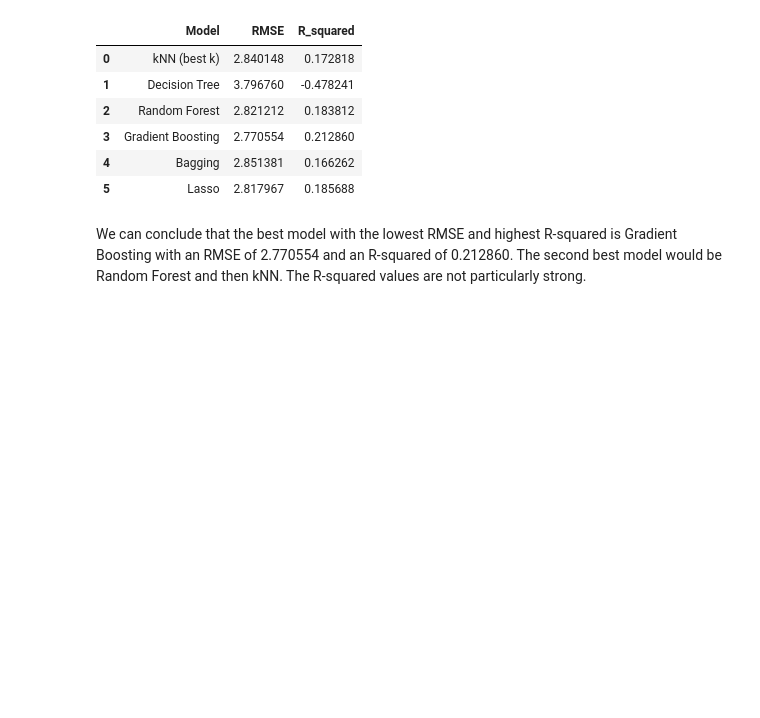
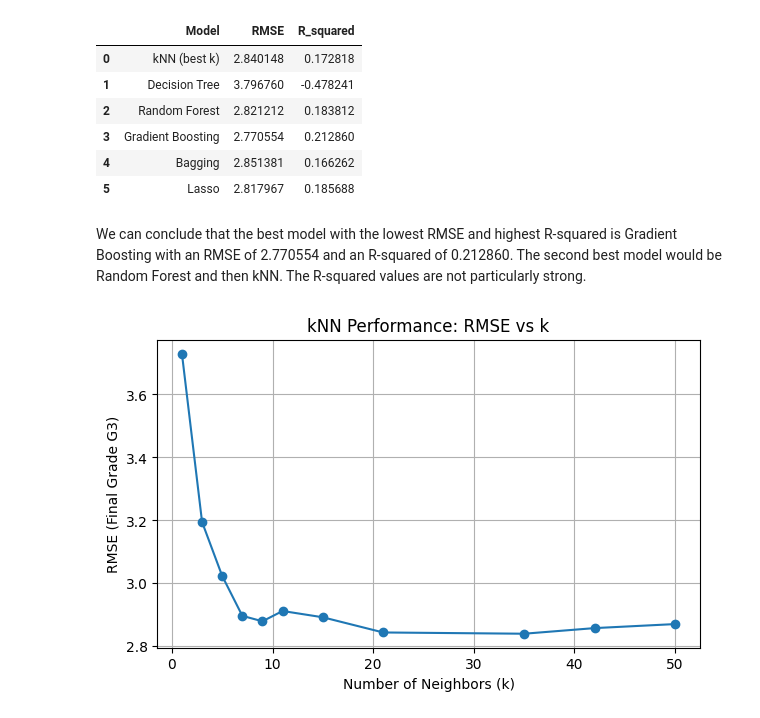
Before and after one commit to NickMoir2/DS3001-Project, a Jupyter notebook: project_code.ipynb, the cells around one changed output. Drawn from its saved outputs; the diff is of its cells as text; code cells hidden in the pictures; blank space fills up the shorter version.

```diff
--- a/project_code.ipynb
+++ b/project_code.ipynb
@@ -442,3 +446,16 @@ comparison
 | 5 | Lasso | 2.817967 | 0.185688 |
 # %% [markdown]
 We can conclude that the best model with the lowest RMSE and highest R-squared is Gradient Boosting with an RMSE of 2.770554 and an R-squared of 0.212860. The second best model would be Random Forest and then kNN. The R-squared values are not particularly strong.
+# %%
+# Validation Section - kNN Validation: RMSE vs K
+import matplotlib.pyplot as plt
+
+plt.figure(figsize=(7,4))
+plt.plot(knn_results_df["k"], knn_results_df["RMSE"], marker="o")
+plt.xlabel("Number of Neighbors (k)")
+plt.ylabel("RMSE (Final Grade G3)")
+plt.title("kNN Performance: RMSE vs k")
+plt.grid(True)
+plt.show()
+# %% [output]
+[figure, added]
```
Also changed, not shown: parts of 16 cells of this notebook.
